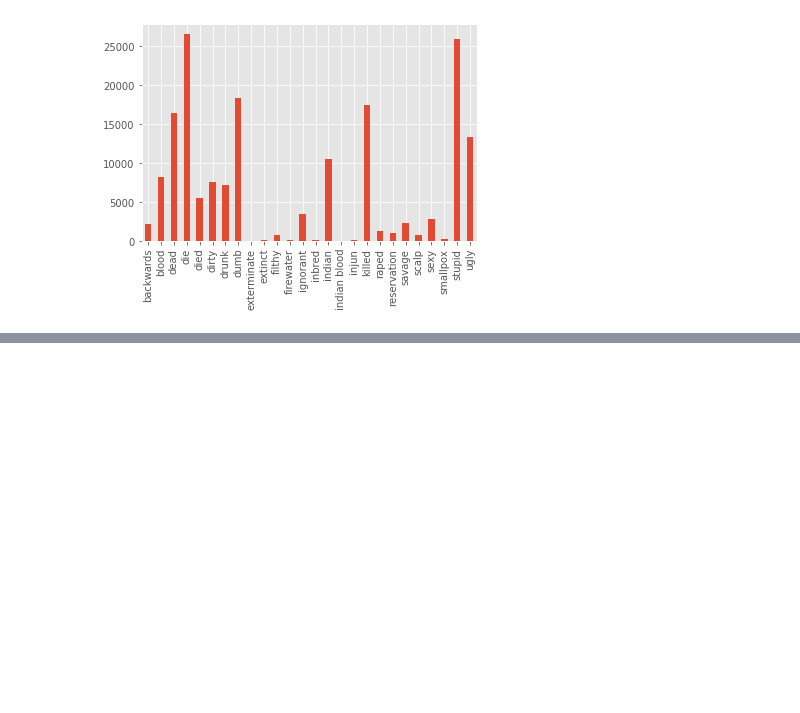
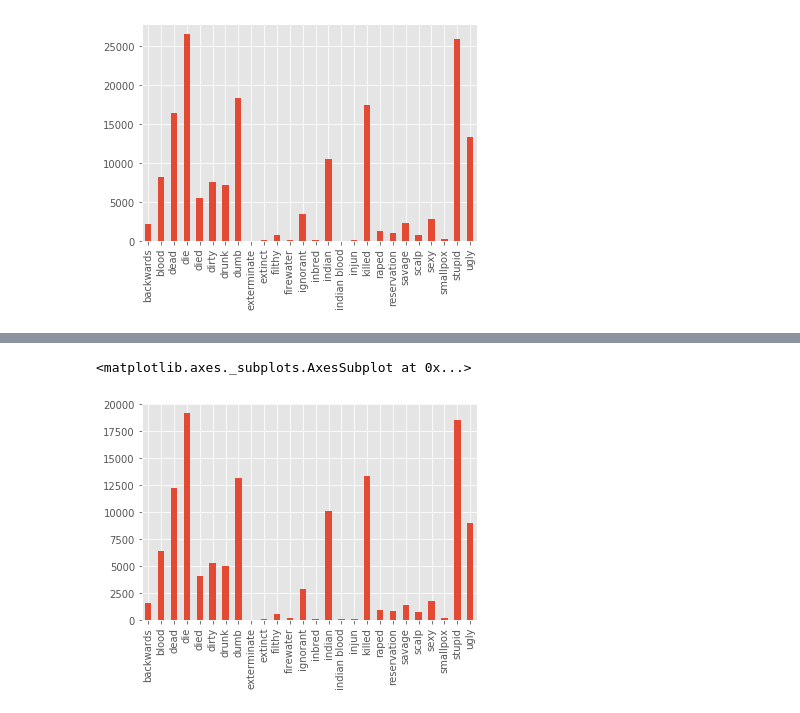
Before and after one commit to IndigenousEngineering/Not_Your_Mascot, a Jupyter notebook: Not_Your_Mascot_full.ipynb, the cells around one changed output, grey strips where cells are left out. Cells and saved outputs as stored; diff of their text form; code cells hidden in the pictures; blank space fills up the shorter version.

```diff
--- a/Not_Your_Mascot_full.ipynb
+++ b/Not_Your_Mascot_full.ipynb
@@ -1399,0 +1404,8 @@ Not_Your_Mascot_full_df['term'].value_counts().sort_index().plot.bar()
+# %%
+# create a dataframe with just the Native mascots
+
+Native_mascots_df = kc_chiefs_terms_full_df.append(wa_rs_terms_full_df)
+
+Native_mascots_df = Native_mascots_df.loc[:, ~Native_mascots_df.columns.str.contains('^Unnamed')]
+
+Native_mascots_df.to_csv('Native_mascots_df.csv')
@@ -1399,0 +1440,7 @@ Not_Your_Mascot_full_df['term'].value_counts().sort_index().plot.bar()
+# %%
+# term frequencies for R*dskins & Chiefs
+
+Native_mascots_df['term'].value_counts().sort_index().plot.bar()
+# %% [output]
+<matplotlib.axes._subplots.AxesSubplot at 0x...>
+[figure, added]
```
Also changed, not shown: parts of 6 cells of this notebook.
